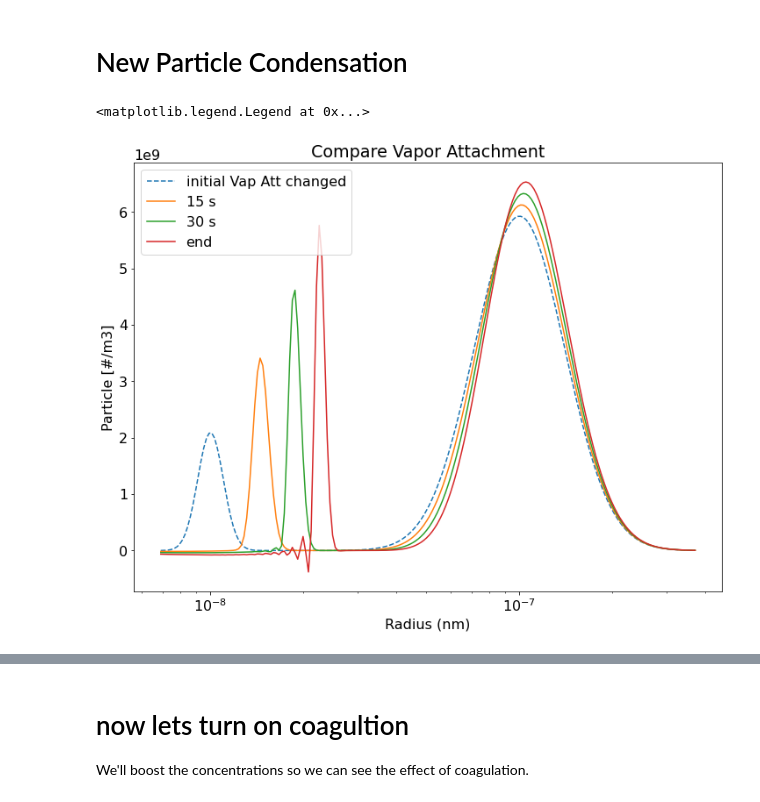
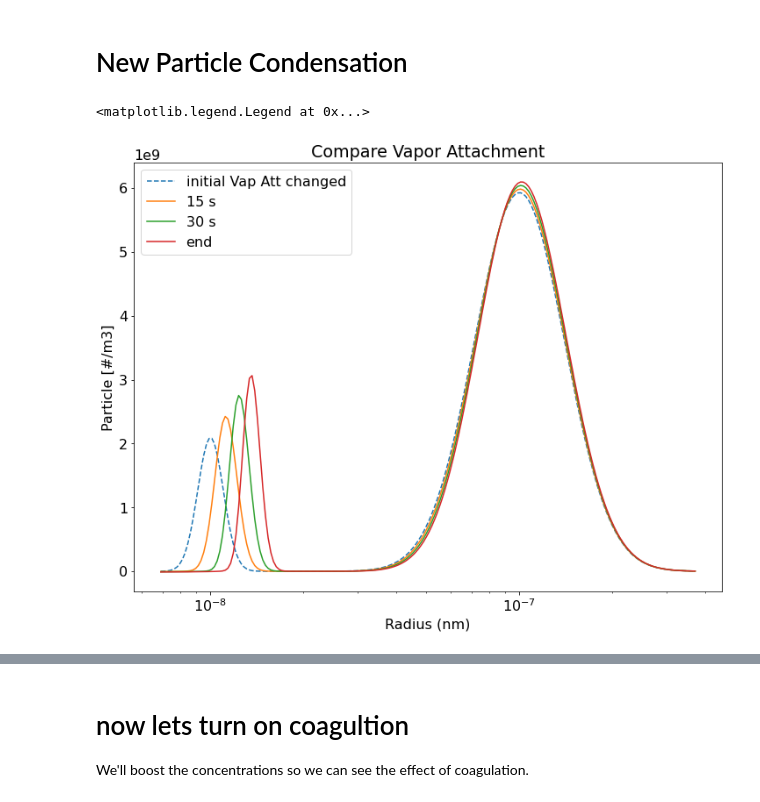
Before and after one commit to Gorkowski/Atmospheric_Science_Class, a Jupyter notebook: Classes/Part2/Lec_condensation_nucleation.ipynb, the cells around one changed output, grey strips where cells are left out. Cells and saved outputs as stored; diff of their text form; code cells hidden in the pictures.

```diff
--- a/Classes/Part2/Lec_condensation_nucleation.ipynb
+++ b/Classes/Part2/Lec_condensation_nucleation.ipynb
@@ -241,32 +291,32 @@ specifics_NPevent = {
     "gsigma": [1.1,1.4],
     "nbins": 200, # fewer bins is faster, but less accurate
     "nparticles": [1000,1e4], # 1e4 #
     "volume": 1e-6, # /cc
     "spacing": 'logspace',
     "vapor_concentration": 1e-9, # /cc
     "particle_formation_rate": 0,
-    "vapor_attachment": 1,
+    "vapor_attachment": 0.5,
     "do_coag":0, # may not be working
 }
 
 part_dist_NPevent= Particle( **specifics_NPevent)
 rates_NPevent = Rates(particle=part_dist_NPevent, lazy=True)
 s_NPevent = Solver( particle=part_dist_NPevent, time_span=time_span)
 sols_NPevent = s_NPevent.solution()
 
 
 fig, ax = plt.subplots()
 ax.semilogx(part_dist_NPevent.particle_radius.m, sols_NPevent[0]*part_dist_NPevent.particle_radius.m, label="initial Vap Att changed", linestyle='dashed')
 ax.semilogx(part_dist_NPevent.particle_radius.m, sols_NPevent[1]*part_dist_NPevent.particle_radius, label="15 s")
 ax.semilogx(part_dist_NPevent.particle_radius.m, sols_NPevent[2]*part_dist_NPevent.particle_radius, label="30 s")
 
 ax.semilogx(part_dist_NPevent.particle_radius.m, sols_NPevent[-1]*part_dist_NPevent.particle_radius, label="end")
 
 ax.set_xlabel("Radius (nm)")
 ax.set_ylabel("Particle [#/m3]")
 ax.set_title("Particle [#/m3]")
 ax.set_title("Compare Vapor Attachment")
 ax.legend()
 # %% [output]
 <matplotlib.legend.Legend at 0x...>
-[figure, old version]
+[figure, new version]
```
Also changed, not shown: parts of 10 cells of this notebook.
